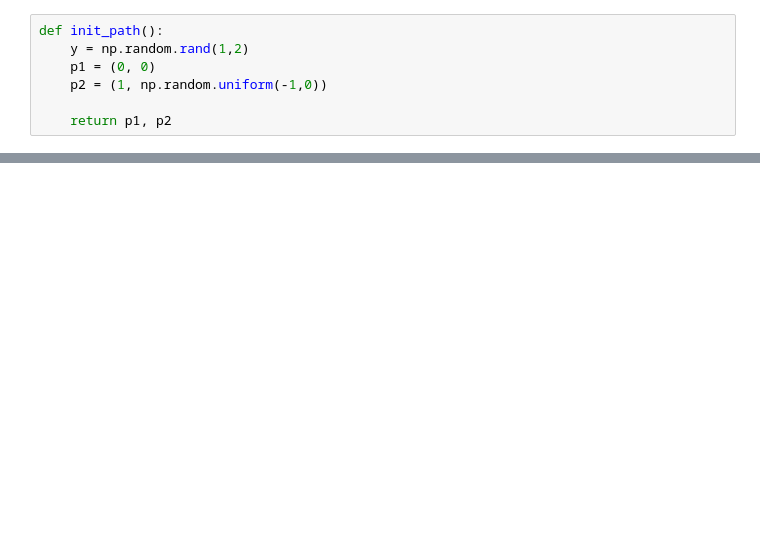
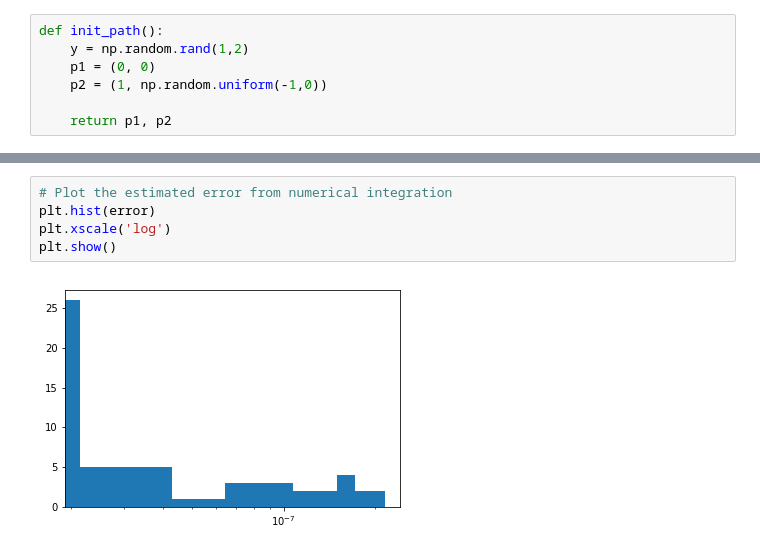
Before and after one commit to eigenvivek/Genetic-Brachistochrone, a Jupyter notebook: genetic-brachistochrone.ipynb, the cells around one changed output, grey strips where cells are left out. Saved outputs shown, nothing was run; the diff lists cells and outputs as text; blank space fills up the shorter version.

```diff
--- a/genetic-brachistochrone.ipynb
+++ b/genetic-brachistochrone.ipynb
@@ -128,0 +230,7 @@ $$T = \int{dt} = \int_{0}^{x_n} \frac{ds}{v(x)} = \int_{0}^{x_n} \sqrt{\frac{1 +
+# %%
+# Plot the estimated error from numerical integration
+plt.hist(error)
+plt.xscale('log')
+plt.show()
+# %% [output]
+[figure, added]
```
Also changed, not shown: parts of 26 cells of this notebook.
